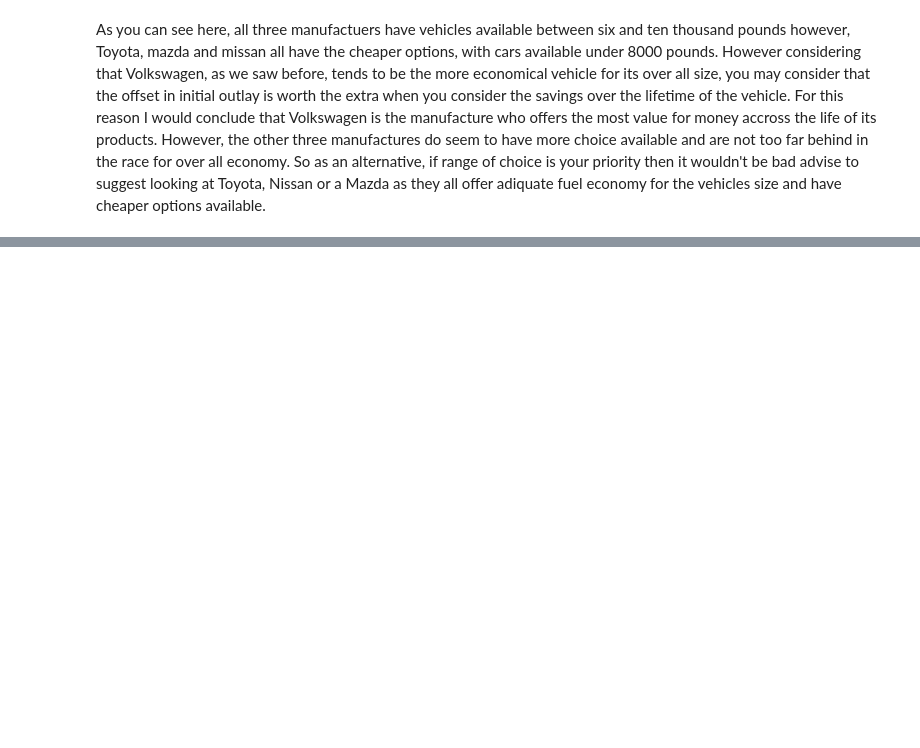
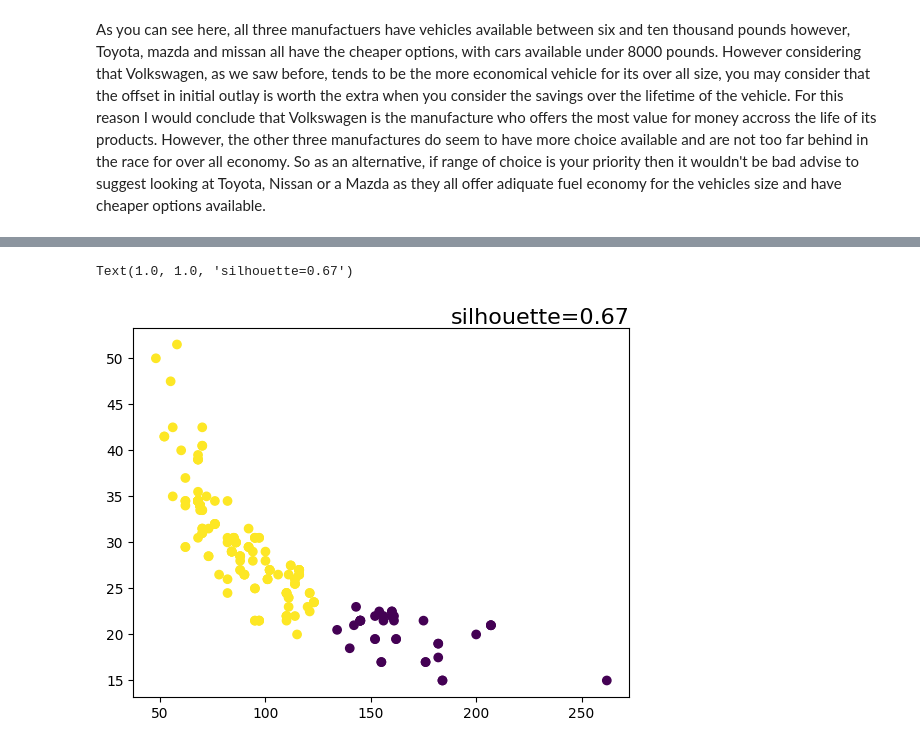
Before and after one commit to adm-bjmn/data-science-demo, a Jupyter notebook: automobile.ipynb, the cells around one changed output, grey strips where cells are left out. Cells and saved outputs as stored; diff of their text form; code cells hidden in the pictures; blank space fills up the shorter version.

```diff
--- a/automobile.ipynb
+++ b/automobile.ipynb
@@ -588,0 +628,16 @@ However, the other three manufactures do seem to have more choice available and
+# %%
+K = 2 # number of clusters
+L = 'complete'  # choice of Linkage
+A = 'euclidean'  # choice of metric
+# %%
+# plot a cluste rdiagram with chosen parameters and test its silouette score.
+cluster = AgglomerativeClustering(n_clusters=K, affinity= A, linkage=L)
+cluster.fit_predict(X)
+
+plt.scatter(X[:,0], X[:,1], c=cluster.labels_)
+
+score = round(silhouette_score(X, cluster.labels_, metric= A),2)
+plt.title('silhouette={}'.format(score), loc='right', fontdict={'fontsize': 16}, pad=-14)
+# %% [output]
+Text(1.0, 1.0, 'silhouette=0.67')
+[figure, added]
```
Also changed, not shown: parts of 13 cells of this notebook.
